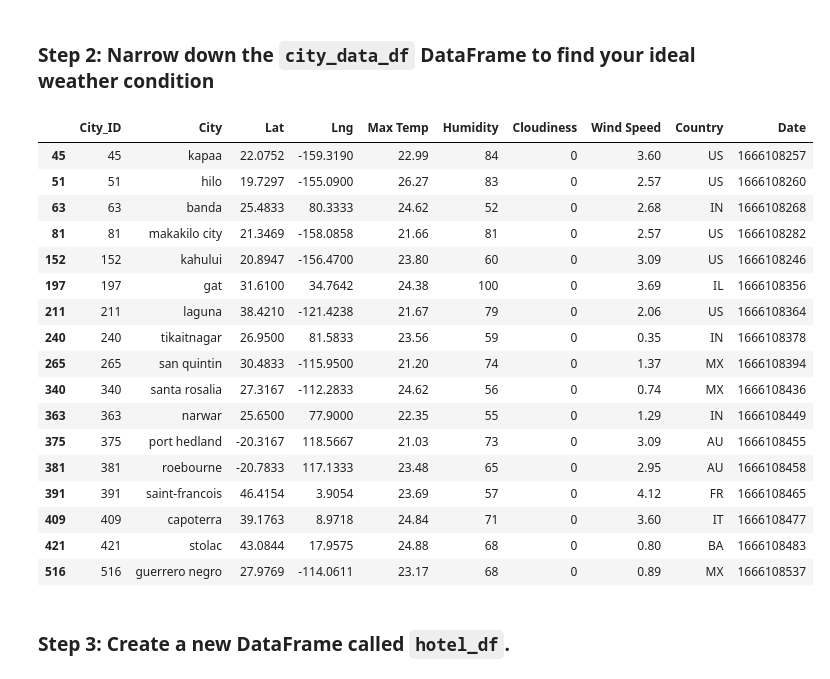
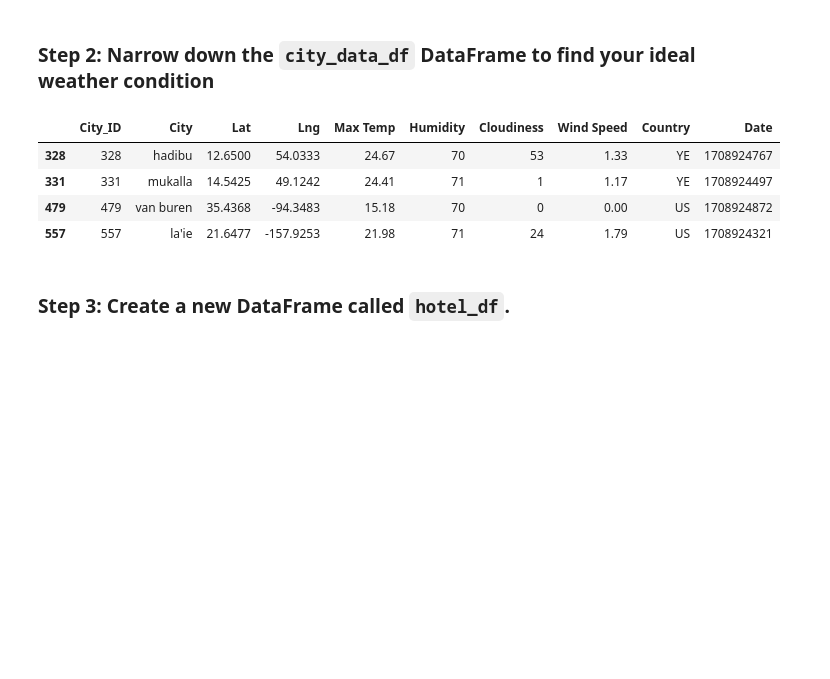
Before and after one commit to lizmartin/python-api-challenge, a Jupyter notebook: VacationPy_lms.ipynb, the cells around one changed output. Saved outputs shown, nothing was run; the diff lists cells and outputs as text; code cells hidden in the pictures; blank space fills up the shorter version.

```diff
--- a/VacationPy_lms.ipynb
+++ b/VacationPy_lms.ipynb
@@ -46,32 +56,21 @@ city_data_df.head()
 ### Step 2: Narrow down the `city_data_df` DataFrame to find your ideal weather condition
 # %%
 # Narrow down cities that fit criteria and drop any results with null values
-# YOUR CODE HERE
+ideal_conditions = city_data_df.loc[(city_data_df["Max Temp"] < 30) & (city_data_df["Max Temp"] > 15) &
+                                (city_data_df["Humidity"] > 60) & (city_data_df["Humidity"] < 75) &
+                                (city_data_df["Cloudiness"] <= 60) & (city_data_df["Wind Speed"] < 2)]
 
 # Drop any rows with null values
-# YOUR CODE HERE
+ideal_cities = ideal_conditions.dropna(how='any')
 
 # Display sample data
-# YOUR CODE HERE
+ideal_cities
 # %% [output]
 |  | City_ID | City | Lat | Lng | Max Temp | Humidity | Cloudiness | Wind Speed | Country | Date |
-| 45 | 45 | kapaa | 22.0752 | -159.3190 | 22.99 | 84 | 0 | 3.60 | US | 1666108257 |
-| 51 | 51 | hilo | 19.7297 | -155.0900 | 26.27 | 83 | 0 | 2.57 | US | 1666108260 |
-| 63 | 63 | banda | 25.4833 | 80.3333 | 24.62 | 52 | 0 | 2.68 | IN | 1666108268 |
-| 81 | 81 | makakilo city | 21.3469 | -158.0858 | 21.66 | 81 | 0 | 2.57 | US | 1666108282 |
-| 152 | 152 | kahului | 20.8947 | -156.4700 | 23.80 | 60 | 0 | 3.09 | US | 1666108246 |
-| 197 | 197 | gat | 31.6100 | 34.7642 | 24.38 | 100 | 0 | 3.69 | IL | 1666108356 |
-| 211 | 211 | laguna | 38.4210 | -121.4238 | 21.67 | 79 | 0 | 2.06 | US | 1666108364 |
-| 240 | 240 | tikaitnagar | 26.9500 | 81.5833 | 23.56 | 59 | 0 | 0.35 | IN | 1666108378 |
-| 265 | 265 | san quintin | 30.4833 | -115.9500 | 21.20 | 74 | 0 | 1.37 | MX | 1666108394 |
-| 340 | 340 | santa rosalia | 27.3167 | -112.2833 | 24.62 | 56 | 0 | 0.74 | MX | 1666108436 |
-| 363 | 363 | narwar | 25.6500 | 77.9000 | 22.35 | 55 | 0 | 1.29 | IN | 1666108449 |
-| 375 | 375 | port hedland | -20.3167 | 118.5667 | 21.03 | 73 | 0 | 3.09 | AU | 1666108455 |
-| 381 | 381 | roebourne | -20.7833 | 117.1333 | 23.48 | 65 | 0 | 2.95 | AU | 1666108458 |
-| 391 | 391 | saint-francois | 46.4154 | 3.9054 | 23.69 | 57 | 0 | 4.12 | FR | 1666108465 |
-| 409 | 409 | capoterra | 39.1763 | 8.9718 | 24.84 | 71 | 0 | 3.60 | IT | 1666108477 |
-| 421 | 421 | stolac | 43.0844 | 17.9575 | 24.88 | 68 | 0 | 0.80 | BA | 1666108483 |
-| 516 | 516 | guerrero negro | 27.9769 | -114.0611 | 23.17 | 68 | 0 | 0.89 | MX | 1666108537 |
+| 328 | 328 | hadibu | 12.6500 | 54.0333 | 24.67 | 70 | 53 | 1.33 | YE | 1708924767 |
+| 331 | 331 | mukalla | 14.5425 | 49.1242 | 24.41 | 71 | 1 | 1.17 | YE | 1708924497 |
+| 479 | 479 | van buren | 35.4368 | -94.3483 | 15.18 | 70 | 0 | 0.00 | US | 1708924872 |
+| 557 | 557 | la'ie | 21.6477 | -157.9253 | 21.98 | 71 | 24 | 1.79 | US | 1708924321 |
 # %% [markdown]
 ### Step 3: Create a new DataFrame called `hotel_df`.
 # %%
```
Also changed, not shown: parts of 7 cells of this notebook, 2 other files.
